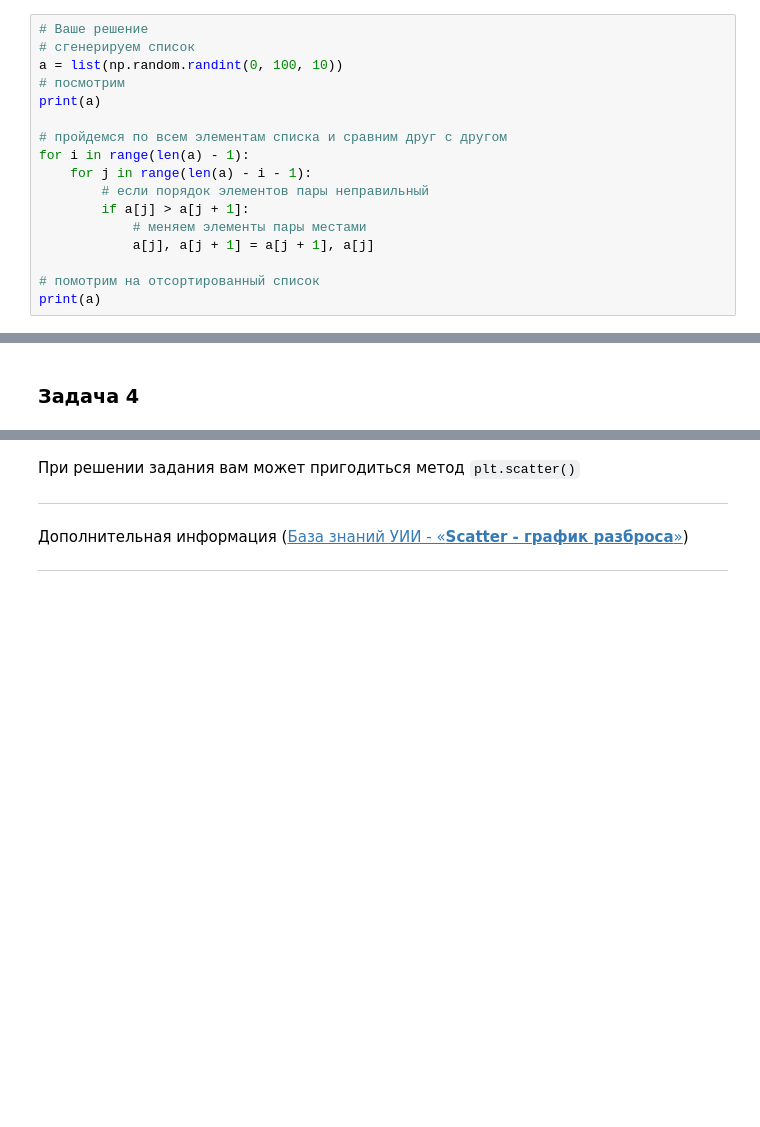
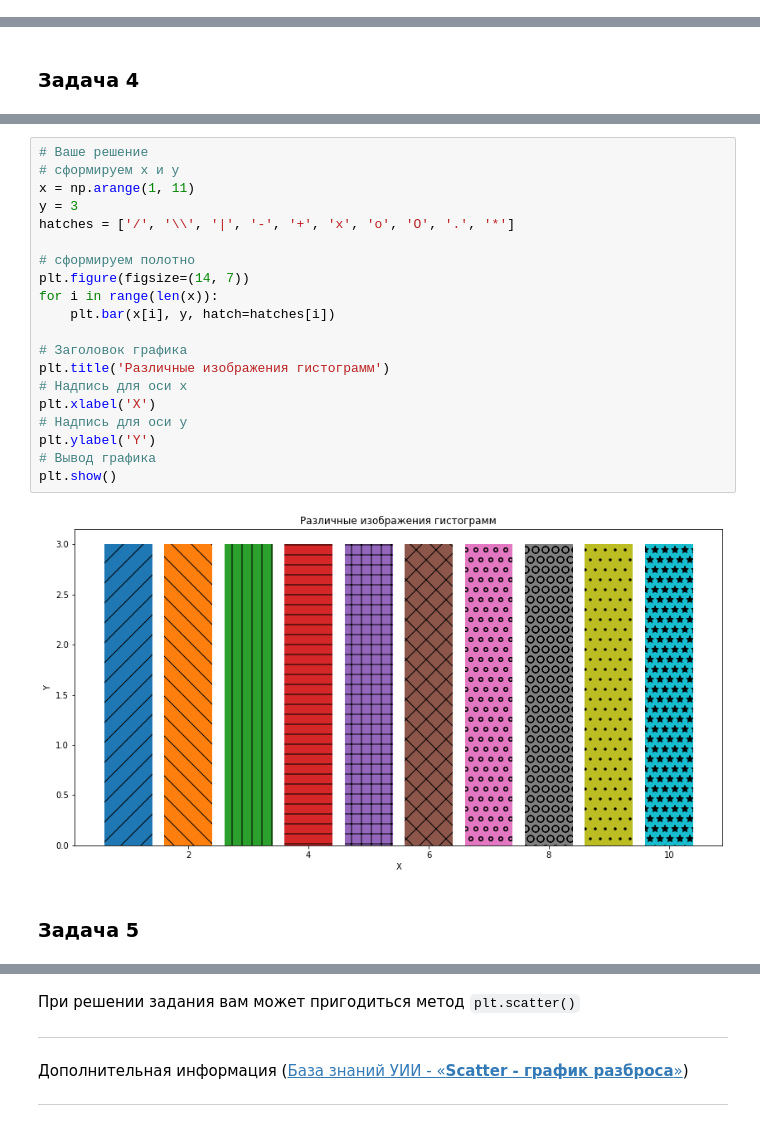
Before and after one commit to Alexandr-M-85/Neural-University, a Jupyter notebook: Библиотеки_Numpy_и_Matplotlib.ipynb, the cells around one changed output, grey strips where cells are left out. Cells and saved outputs as stored; diff of their text form; blank space fills up the shorter version.

```diff
--- a/Библиотеки_Numpy_и_Matplotlib.ipynb
+++ b/Библиотеки_Numpy_и_Matplotlib.ipynb
@@ -107,17 +131,0 @@ print(np.busday_offset('2015-01', 0, roll='forward', weekmask='Mon'))
-# %%
-# Ваше решение
-# сгенерируем список
-a = list(np.random.randint(0, 100, 10))
-# посмотрим
-print(a)
-
-# пройдемся по всем элементам списка и сравним друг с другом
-for i in range(len(a) - 1):
-    for j in range(len(a) - i - 1):
-        # если порядок элементов пары неправильный
-        if a[j] > a[j + 1]:
-            # меняем элементы пары местами
-            a[j], a[j + 1] = a[j + 1], a[j]
-
-# помотрим на отсортированный список
-print(a)
@@ -136,0 +162,24 @@ print(a)
+# %%
+# Ваше решение
+# сформируем x и y
+x = np.arange(1, 11)
+y = 3
+hatches = ['/', '\\', '|', '-', '+', 'x', 'o', 'O', '.', '*']
+
+# сформируем полотно
+plt.figure(figsize=(14, 7))
+for i in range(len(x)):
+    plt.bar(x[i], y, hatch=hatches[i])
+
+# Заголовок графика
+plt.title('Различные изображения гистограмм')
+# Надпись для оси x
+plt.xlabel('X')
+# Надпись для оси y
+plt.ylabel('Y')
+# Вывод графика
+plt.show()
+# %% [output]
+[figure, added]
+# %% [markdown]
+### Задача 5
```
Also changed, not shown: parts of 24 cells of this notebook.
